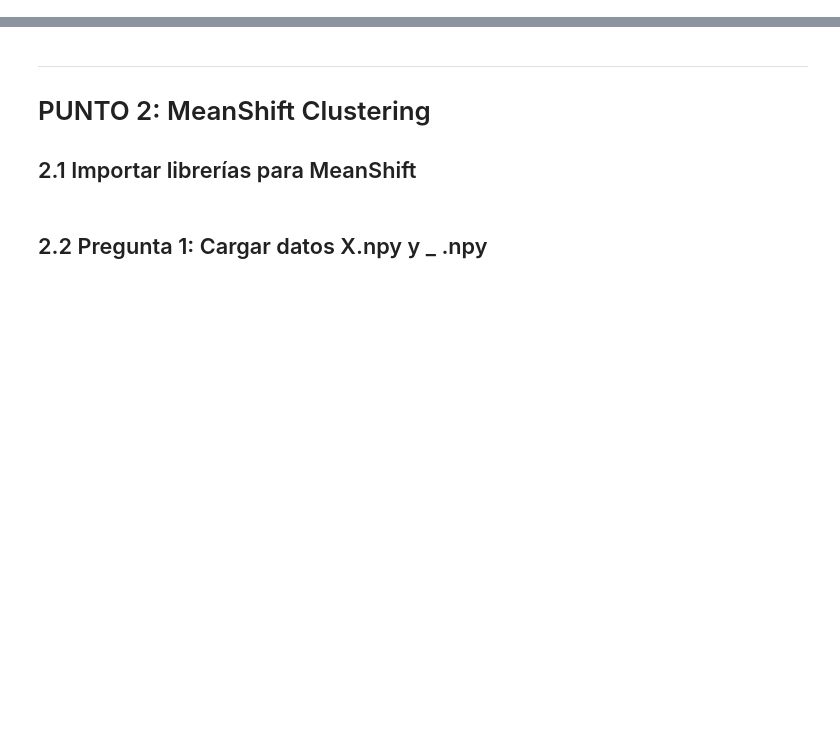
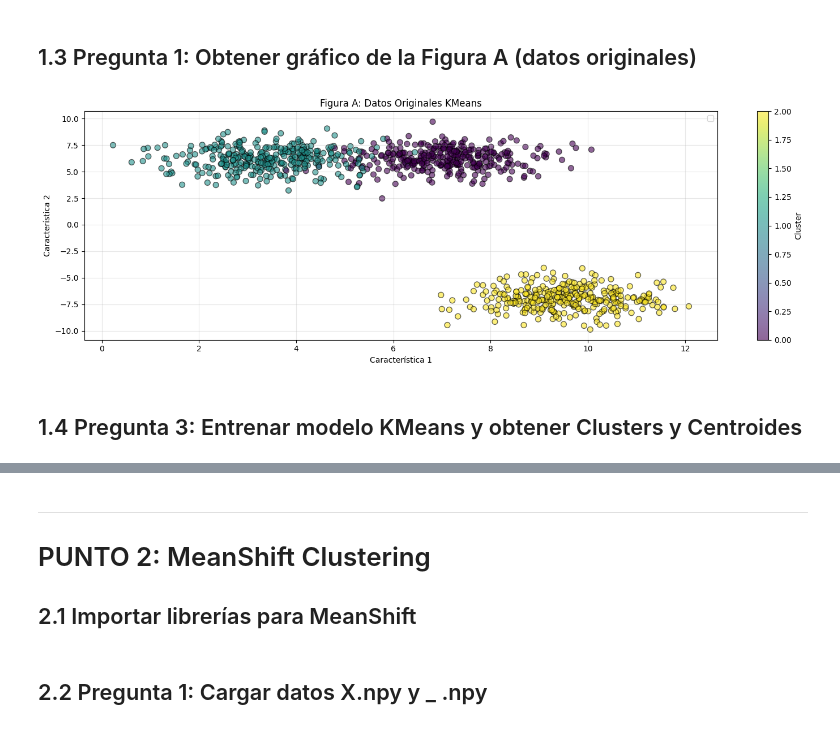
Before and after one commit to RCarrascoO/machine-learning-kalman-labs, a Jupyter notebook: notebooks/parte_a.ipynb, the cells around one changed output, grey strips where cells are left out. Cells and saved outputs as stored; diff of their text form; code cells hidden in the pictures; blank space fills up the shorter version.

```diff
--- a/notebooks/parte_a.ipynb
+++ b/notebooks/parte_a.ipynb
@@ -0,0 +35,9 @@
+# %%
+# Cargar datos de entrenamiento
+A, labels = DataLoader.load_kmeans_data()
+
+print(f"Datos cargados:")
+print(f"  Forma de A: {A.shape}")
+print(f"  Forma de labels: {labels.shape}")
+print(f"  Primeras 5 filas de A:\n{A[:5]}")
+print(f"  Primeras 5 labels: {labels[:5]}")
@@ -0,0 +55,10 @@
+# %% [markdown]
+## 1.3 Pregunta 1: Obtener gráfico de la Figura A (datos originales)
+# %%
+# Graficar datos originales con etiquetas reales
+Visualizer.plot_2d_clusters(A, labels, title="Figura A: Datos Originales KMeans")
+plt.show()
+# %% [output]
+[figure, added]
+# %% [markdown]
+## 1.4 Pregunta 3: Entrenar modelo KMeans y obtener Clusters y Centroides
```
Also changed, not shown: parts of 37 cells of this notebook, 1 other file.
